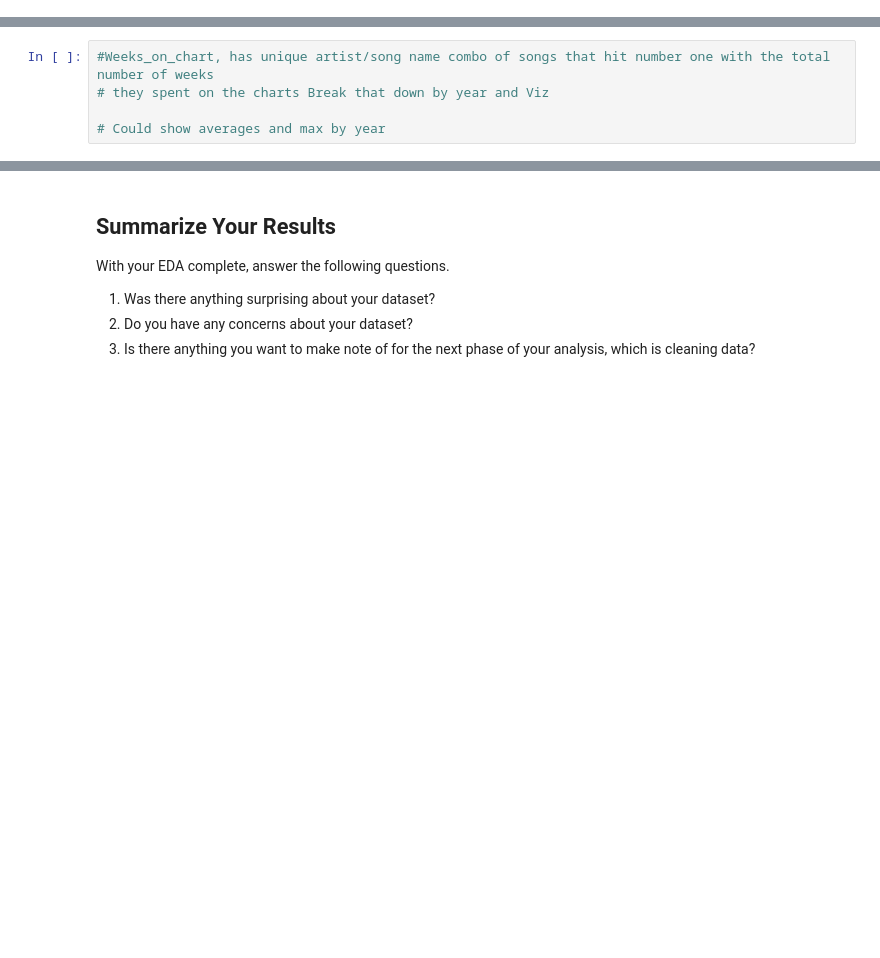
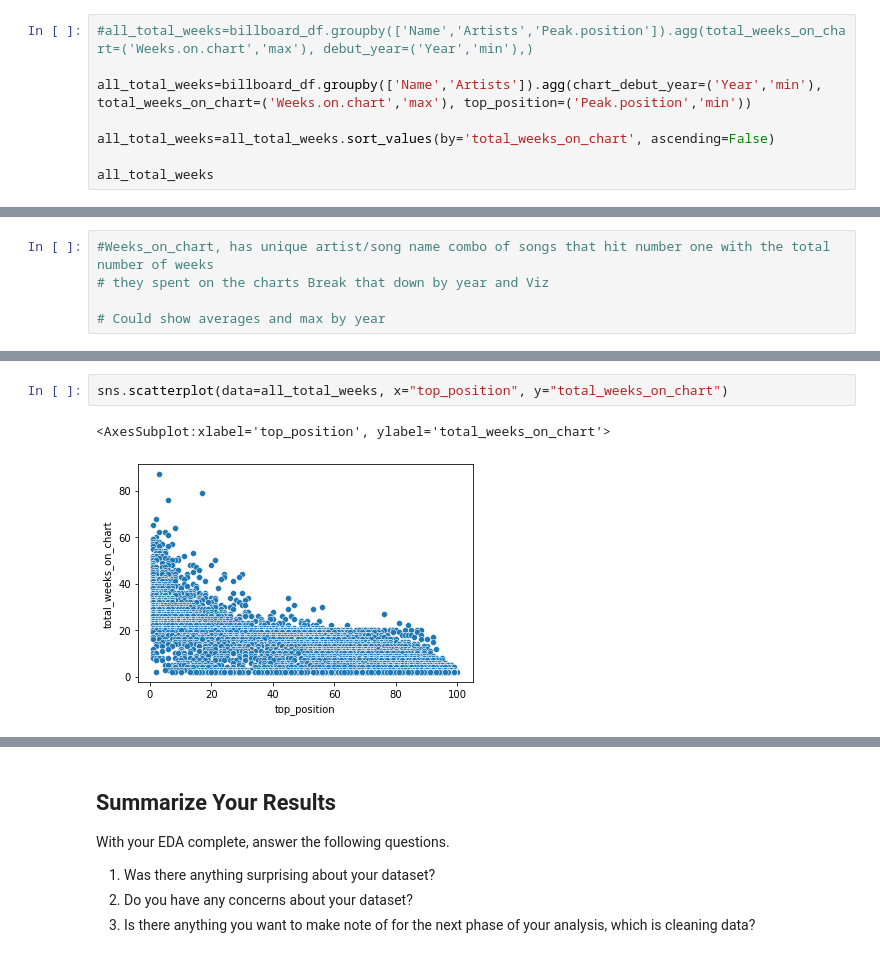
Before and after one commit to alanahmeeks/eda-checkpoint.final_2, a Jupyter notebook: checkpoint-two.ipynb, the cells around one changed output, grey strips where cells are left out. Cells and saved outputs as stored; diff of their text form; blank space fills up the shorter version.

```diff
--- a/checkpoint-two.ipynb
+++ b/checkpoint-two.ipynb
@@ -358,0 +448,8 @@ weeks_on_chart
+# %%
+#all_total_weeks=billboard_df.groupby(['Name','Artists','Peak.position']).agg(total_weeks_on_chart=('Weeks.on.chart','max'), debut_year=('Year','min'),)
+
+all_total_weeks=billboard_df.groupby(['Name','Artists']).agg(chart_debut_year=('Year','min'), total_weeks_on_chart=('Weeks.on.chart','max'), top_position=('Peak.position','min'))
+
+all_total_weeks=all_total_weeks.sort_values(by='total_weeks_on_chart', ascending=False)
+
+all_total_weeks
@@ -760,0 +1139,5 @@ Create any visualizations for your EDA here. Make note in the form of code comme
+# %%
+sns.scatterplot(data=all_total_weeks, x="top_position", y="total_weeks_on_chart")
+# %% [output]
+<AxesSubplot:xlabel='top_position', ylabel='total_weeks_on_chart'>
+[figure, added]
```
Also changed, not shown: parts of 53 cells of this notebook.
